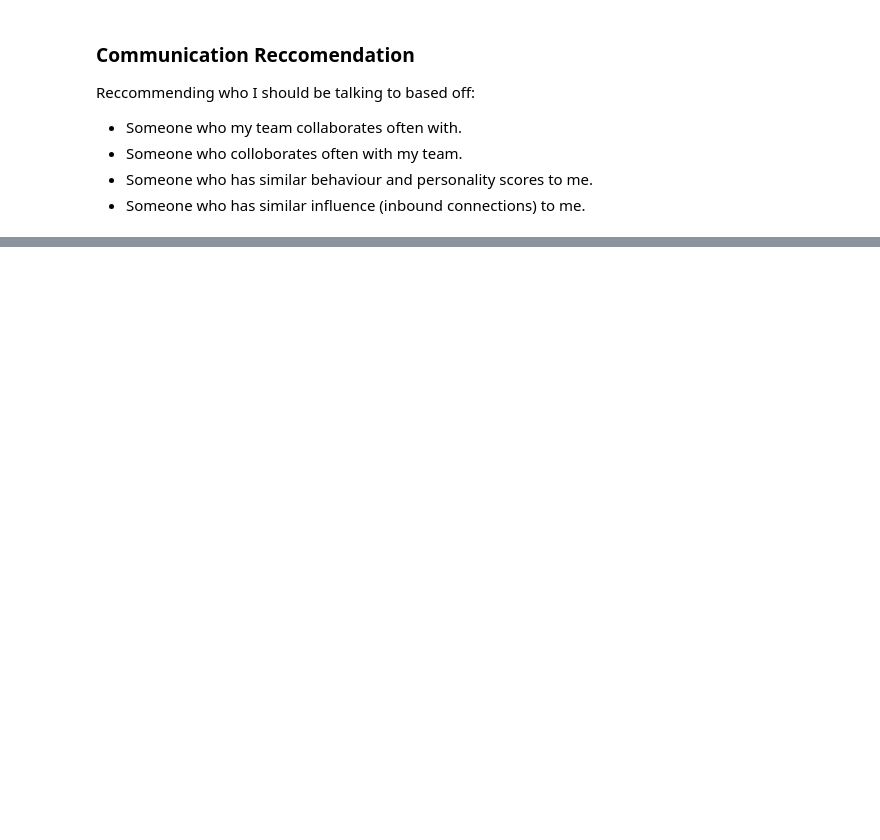
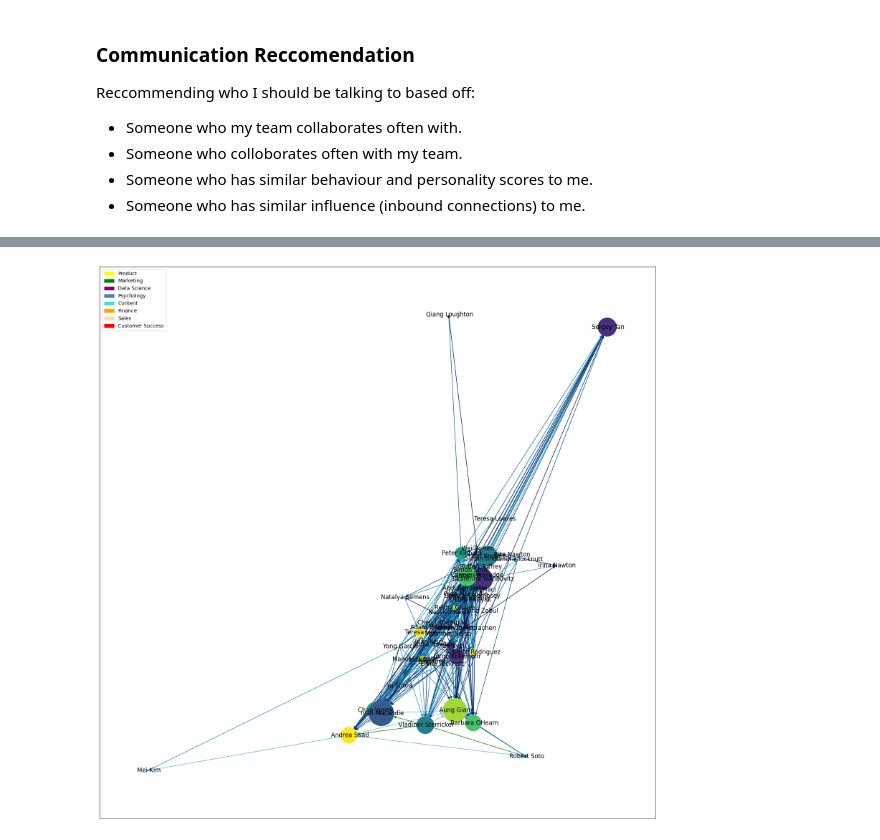
Before and after one commit to TennilleHardy/Organisational-Network-Analysis, a Jupyter notebook: organisation-network-analysis.ipynb, the cells around one changed output, grey strips where cells are left out. Cells and saved outputs as stored; diff of their text form; code cells hidden in the pictures; blank space fills up the shorter version.

```diff
--- a/organisation-network-analysis.ipynb
+++ b/organisation-network-analysis.ipynb
@@ -311,49 +447,56 @@ display(communications)
 # %%
-#Intantiate a new data frame
+##Intantiate a new data frame
 recommend_network_data = pd.DataFrame(communications)
 
-#Filter for only recommended communications
+##Filter for only recommended communications
 recommend_network_data = recommend_network_data[recommend_network_data['recommend'] == 'Yes']
 
-#Clean up to create an edge list
+##Clean up to create an edge list
 recommend_network_data = recommend_network_data.drop(['score_difference','ego_influence','alter_influence','collaboration','CTC','total_score','recommend'], axis=1)
-
 
 #Use the networkx library to visualise the network
 recommend_network_graph=nx.from_pandas_edgelist(recommend_network_data,              #This tells networkx that the dataframe can be read as a list of connections
                                       source='ego',
                                       target='alter',
                                       create_using=nx.DiGraph()) #This tells networkx that connections can go both ways (people can both seek and be sought)
 
 d = dict(recommend_network_graph.in_degree()) #This is a new variable that will be use to tell matplotlib how to size nodes
 
-#Make a *colour key* for netowrkx to work with
-#Assign a numeric code for each team which will then be used to assign a colour to each node
-hris = names_teams.set_index('Names')
-hris = hris.reindex(recommend_network_graph.nodes())
-hris['Team'] = pd.Categorical(hris['Team'])
-hris['Team'].cat.codes
 
-plt.figure(figsize=(20,20))
+# Normalize ego scores to range [0, 1]
+normalized_scores = (recommend_network_data['ego_score'] - min(recommend_network_data['ego_score'])) / (max(recommend_network_data['ego_score']) - min(recommend_network_data['ego_score']))
+
+# Use a colormap to map the normalized scores to colors
+cmap = plt.cm.ocean
+
+# Create a color list using the colormap
+edge_colors = [cmap(score) for score in normalized_scores]
+
+# Use the networkx library to visualize the network
+plt.figure(figsize=(20, 20))
 nx.draw_networkx(recommend_network_graph,
                  arrows=True,
                  node_color=hris['Team'].cat.codes,
-                 node_size= [v**2.5 for v in d.values()],
-                 edge_color = recommend_network_data['ego_score'],
-                 edge_cmap=plt.cm.ocean)
+                 node_size=[v**2.5 for v in d.values()],
+                 edge_color=edge_colors,  # Use the edge colors list
+                 edge_cmap=cmap)
 
-#Use Patch and Line2D to create a legend of teams and their colors
+# Use Patch and Line2D to create a legend of teams and their colors
 from matplotlib.patches import Patch
-from matplotlib.lines import Line2D
 
-legend_elements = [Patch(facecolor='yellow', edgecolor='yellow',label='Product'),
-                   Patch(facecolor='green', edgecolor='green',label='Marketing'),
-                   Patch(facecolor='purple', edgecolor='purple',label='Data Science'),
-                   Patch(facecolor='steelblue', edgecolor='steelblue',label='Psychology'),
-                   Patch(facecolor='turquoise', edgecolor='turquoise',label='Content'),
-                   Patch(facecolor='orange', edgecolor='orange',label='Finance'),
-                   Patch(facecolor='wheat', edgecolor='wheat',label='Sales'),
-                   Patch(facecolor='red', edgecolor='red',label='Customer Success')]
+legend_elements = [
+    Patch(facecolor='yellow', edgecolor='yellow', label='Product'),
+    Patch(facecolor='green', edgecolor='green', label='Marketing'),
+    Patch(facecolor='purple', edgecolor='purple', label='Data Science'),
+    Patch(facecolor='steelblue', edgecolor='steelblue', label='Psychology'),
+    Patch(facecolor='turquoise', edgecolor='turquoise', label='Content'),
+    Patch(facecolor='orange', edgecolor='orange', label='Finance'),
+    Patch(facecolor='wheat', edgecolor='wheat', label='Sales'),
+    Patch(facecolor='red', edgecolor='red', label='Customer Success')
+]
 
-plt.legend(handles=legend_elements,prop={'size': 10})
+plt.legend(handles=legend_elements, prop={'size': 10})
+plt.show()
 #display(recommend_network_data)
+# %% [output]
+[figure, added]
```
Also changed, not shown: parts of 11 cells of this notebook.
